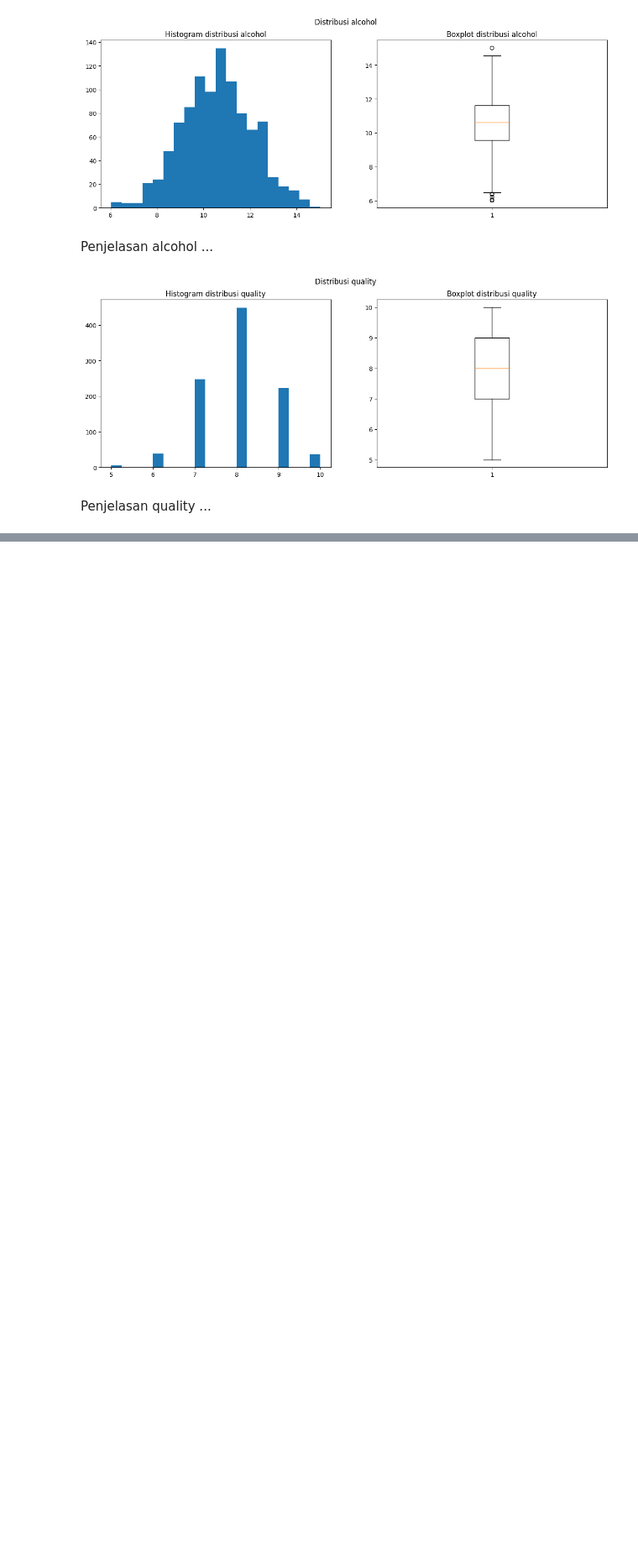
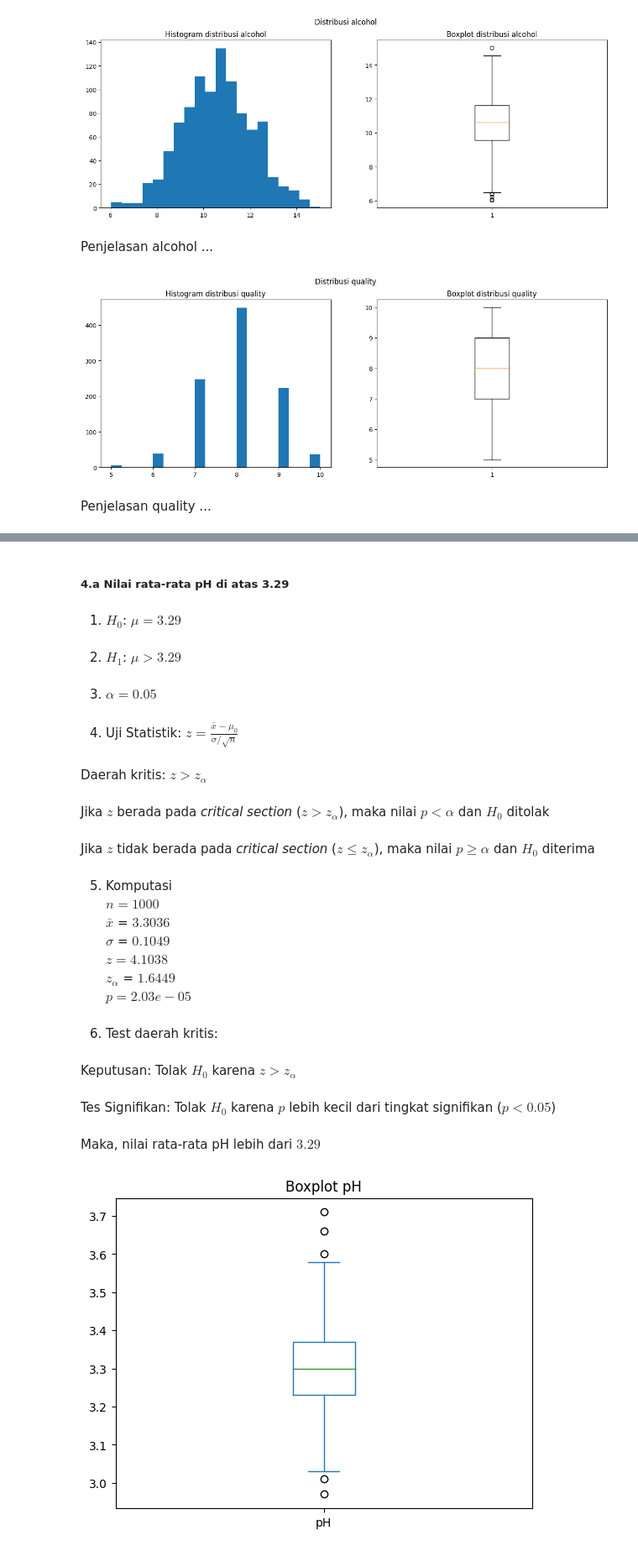
Before and after one commit to febryanarota/Tugas-Besar-Probstat, a Jupyter notebook: main.ipynb, the cells around one changed output, grey strips where cells are left out. Shown: that part at 84% size. Saved outputs shown, nothing was run; the diff lists cells and outputs as text; code cells hidden in the pictures; blank space fills up the shorter version.

```diff
--- a/main.ipynb
+++ b/main.ipynb
@@ -164,0 +167,51 @@ Penjelasan quality ...
+# %% [markdown]
+##### 4.a Nilai rata-rata pH di atas 3.29
+# %%
+alpha = 0.05
+pH = df["pH"]
+
+x_bar = pH.mean()
+miu_0 = 3.29
+std = pH.std()
+n = len(pH)
+root_n = np.sqrt(len(pH))
+z_alpha = st.norm.ppf(1 - alpha)
+z = (x_bar - miu_0) / (std / root_n)
+p_value = 1-st.norm.cdf(z)
+
+display(Markdown(f"1. $H_0$:  $μ = {miu_0}$"))
+display(Markdown(f"2. $H_1$:  $μ > {miu_0}$"))
+display(Markdown(f"3. $\\alpha = 0.05$"))
+display(Markdown("4. Uji Statistik:  $ z =\\frac{\\bar{x_{}} - μ_{0}} {\\sigma/\\sqrt{n}} $"))
+display(Markdown(f"Daerah kritis: $z > z_\\alpha$"))
+display(Markdown(f"Jika $z$ berada pada *critical section* ($z > z_\\alpha$), maka nilai $p < \\alpha$ dan $H_0$ ditolak"))
+display(Markdown(f"Jika $z$ tidak berada pada *critical section* ($z ≤ z_\\alpha$), maka nilai $p ≥ \\alpha$ dan $H_0$ diterima"))
+
+display(Markdown(f"5. Komputasi<br>  $n = {n}$ <br>$\\bar x$ = ${round(x_bar, 4)}$ <br> $\\sigma $ = ${round(std, 4)}$<br> $z = {round(z, 4)}$<br> $z_\\alpha$ = ${round(z_alpha, 4)}$<br> $p = {round(p_value, 7)}$<br> "))
+display(Markdown(f"6. Test daerah kritis: "))
+if z > z_alpha:
+    display(Markdown(f"Keputusan: Tolak $H_0$ karena $z > z_\\alpha$"))
+    display(Markdown(f"Tes Signifikan: Tolak $H_0$ karena $p$ lebih kecil dari tingkat signifikan ($p < {alpha}$)"))
+    display(Markdown(f"Maka, nilai rata-rata pH lebih dari ${miu_0}$"))
+else:
+    display(Markdown(f"Keputusan: Tidak menolak $H_0$ karena ]$z ≤ z_\\alpha$" ))
+    display(Markdown(f"Tes Signifikan: Terima $H_0$ dikarenakan $p$ lebih besar atau sama dengan tingkat signifikan ($p ≥ {alpha}$)"))
+    display(Markdown(f", nilai rata-rata pH sama dengan ${miu_0}$"))
+
+df["pH"].plot(kind="box")
+plt.title("Boxplot pH")
+plt.show()
+# %% [output]
+1. $H_0$:  $μ = 3.29$
+2. $H_1$:  $μ > 3.29$
+3. $\alpha = 0.05$
+4. Uji Statistik:  $ z =\frac{\bar{x_{}} - μ_{0}} {\sigma/\sqrt{n}} $
+Daerah kritis: $z > z_\alpha$
+Jika $z$ berada pada *critical section* ($z > z_\alpha$), maka nilai $p < \alpha$ dan $H_0$ ditolak
+Jika $z$ tidak berada pada *critical section* ($z ≤ z_\alpha$), maka nilai $p ≥ \alpha$ dan $H_0$ diterima
+5. Komputasi<br>  $n = 1000$ <br>$\bar x$ = $3.3036$ <br> $\sigma $ = $0.1049$<br> $z = 4.1038$<br> $z_\alpha$ = $1.6449$<br> $p = 2.03e-05$<br>
+6. Test daerah kritis:
+Keputusan: Tolak $H_0$ karena $z > z_\alpha$
+Tes Signifikan: Tolak $H_0$ karena $p$ lebih kecil dari tingkat signifikan ($p < 0.05$)
+Maka, nilai rata-rata pH lebih dari $3.29$
+[figure, added]
```
Also changed, not shown: parts of 11 cells of this notebook.
